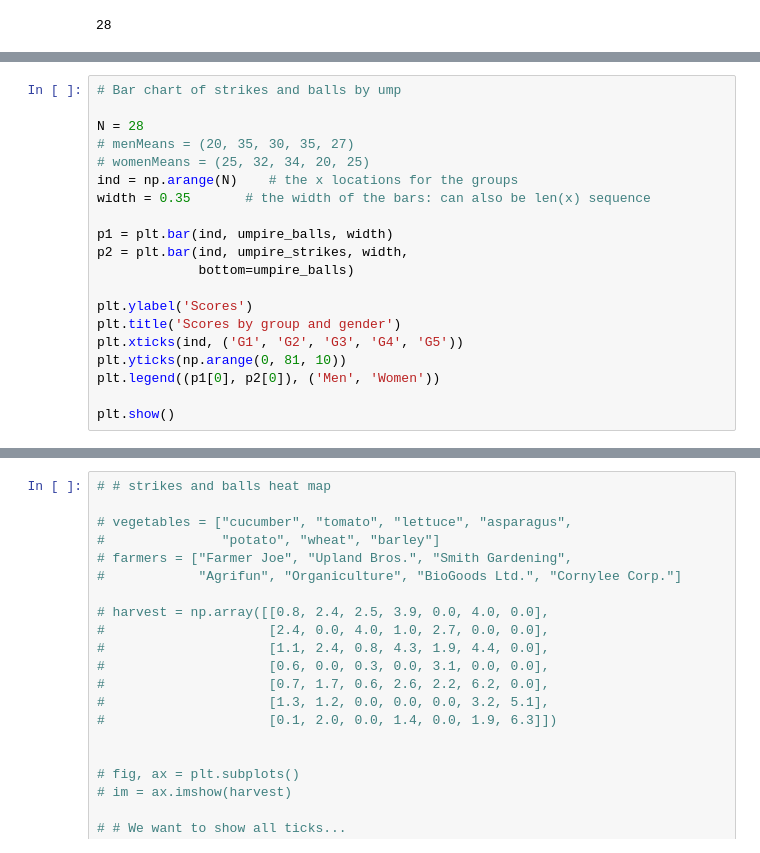
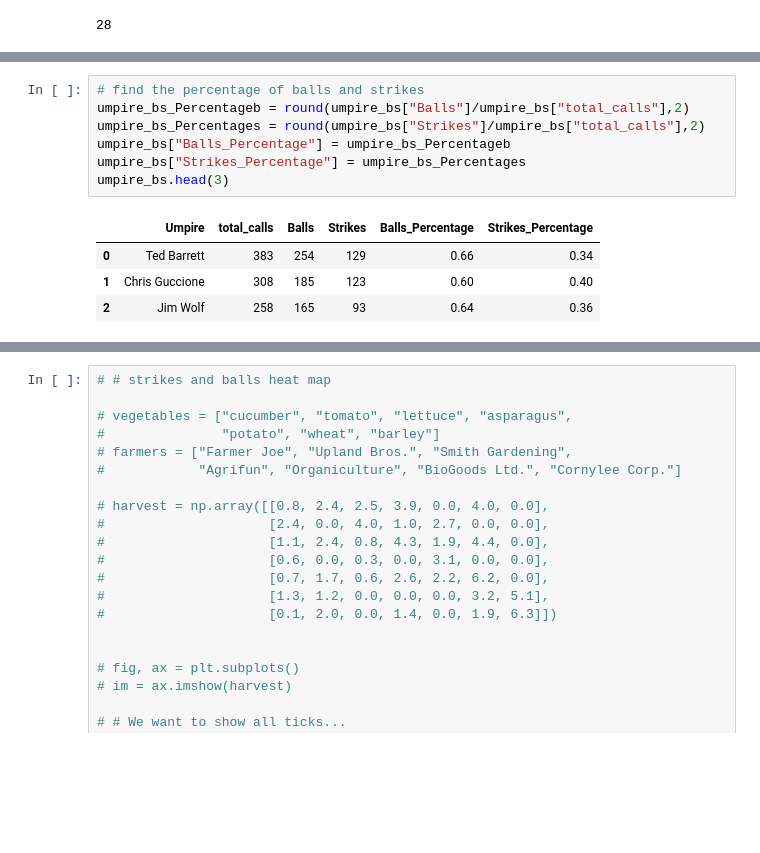
Before and after one commit to ForrestMcDougal/MLB-Postseason-Umpire-Analysis, a Jupyter notebook: Charts.ipynb, the cells around one changed output, grey strips where cells are left out. Drawn from its saved outputs; the diff is of its cells as text; blank space fills up the shorter version.

```diff
--- a/Charts.ipynb
+++ b/Charts.ipynb
@@ -454,23 +438,15 @@ umpire_bs
 | 25 | Gerry Davis | 127 | 80 | 47 |
 | 26 | Jeff Nelson | 112 | 71 | 41 |
 | 27 | Lance Barksdale | 94 | 63 | 31 |
-# %%
-# Bar chart of strikes and balls by ump
-
-N = 28
-# menMeans = (20, 35, 30, 35, 27)
-# womenMeans = (25, 32, 34, 20, 25)
-ind = np.arange(N)    # the x locations for the groups
-width = 0.35       # the width of the bars: can also be len(x) sequence
-
-p1 = plt.bar(ind, umpire_balls, width)
-p2 = plt.bar(ind, umpire_strikes, width,
-             bottom=umpire_balls)
-
-plt.ylabel('Scores')
-plt.title('Scores by group and gender')
-plt.xticks(ind, ('G1', 'G2', 'G3', 'G4', 'G5'))
-plt.yticks(np.arange(0, 81, 10))
-plt.legend((p1[0], p2[0]), ('Men', 'Women'))
-
-plt.show()
+# %%
+# find the percentage of balls and strikes
+umpire_bs_Percentageb = round(umpire_bs["Balls"]/umpire_bs["total_calls"],2)
+umpire_bs_Percentages = round(umpire_bs["Strikes"]/umpire_bs["total_calls"],2)
+umpire_bs["Balls_Percentage"] = umpire_bs_Percentageb
+umpire_bs["Strikes_Percentage"] = umpire_bs_Percentages
+umpire_bs.head(3)
+# %% [output]
+|  | Umpire | total_calls | Balls | Strikes | Balls_Percentage | Strikes_Percentage |
+| 0 | Ted Barrett | 383 | 254 | 129 | 0.66 | 0.34 |
+| 1 | Chris Guccione | 308 | 185 | 123 | 0.60 | 0.40 |
+| 2 | Jim Wolf | 258 | 165 | 93 | 0.64 | 0.36 |
```
Also changed, not shown: parts of 5 cells of this notebook.
